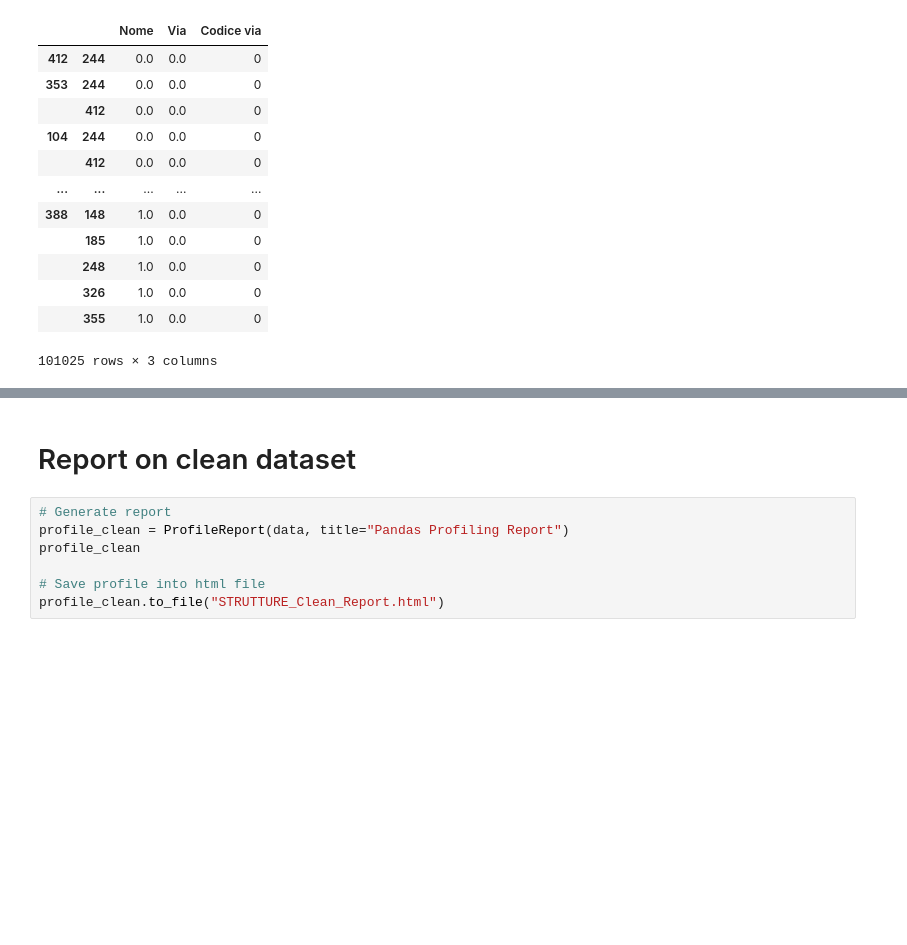
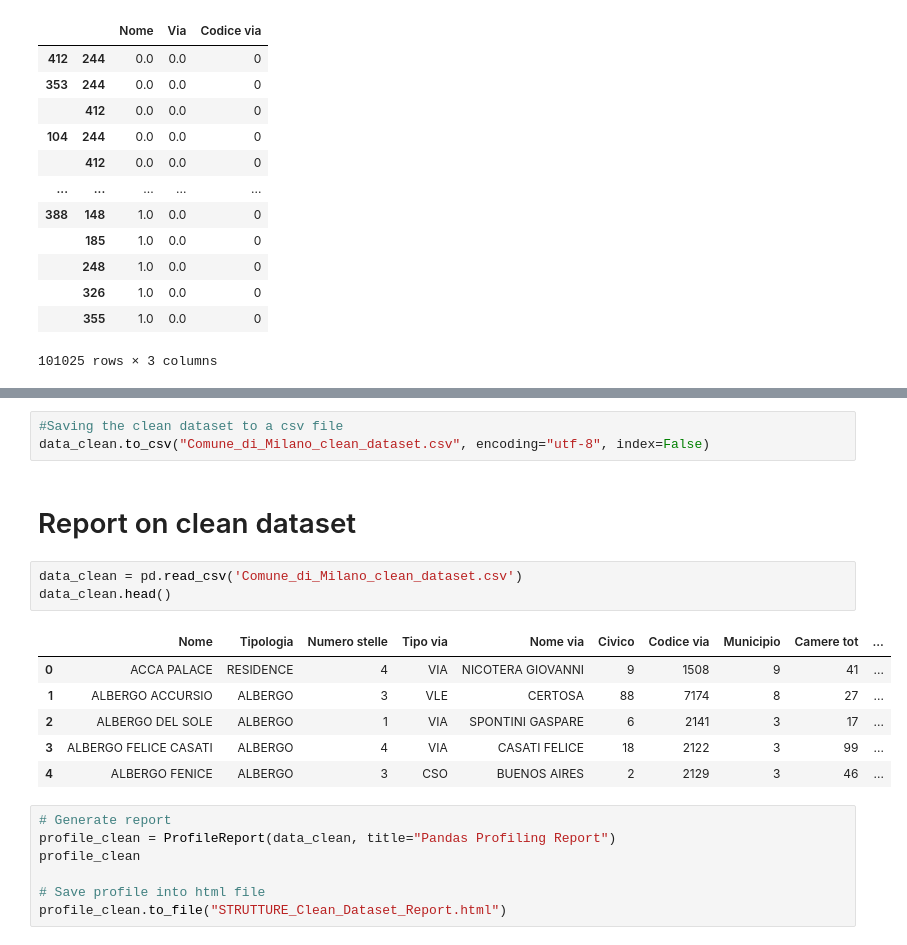
Before and after one commit to silviamacchi/DataQuality_project, a Jupyter notebook: Script report.ipynb, the cells around one changed output, grey strips where cells are left out. Saved outputs shown, nothing was run; the diff lists cells and outputs as text; blank space fills up the shorter version.

```diff
--- a/Script report.ipynb
+++ b/Script report.ipynb
@@ -842,9 +802,22 @@ data_clean
+# %%
+#Saving the clean dataset to a csv file
+data_clean.to_csv("Comune_di_Milano_clean_dataset.csv", encoding="utf-8", index=False)
 # %% [markdown]
 # Report on clean dataset
+# %%
+data_clean = pd.read_csv('Comune_di_Milano_clean_dataset.csv')
+data_clean.head()
+# %% [output]
+|  | Nome | Tipologia | Numero stelle | Tipo via | Nome via | Civico | Codice via | Municipio | Camere tot | ... |
+| 0 | ACCA PALACE | RESIDENCE | 4 | VIA | NICOTERA GIOVANNI | 9 | 1508 | 9 | 41 | ... |
+| 1 | ALBERGO ACCURSIO | ALBERGO | 3 | VLE | CERTOSA | 88 | 7174 | 8 | 27 | ... |
+| 2 | ALBERGO DEL SOLE | ALBERGO | 1 | VIA | SPONTINI GASPARE | 6 | 2141 | 3 | 17 | ... |
+| 3 | ALBERGO FELICE CASATI | ALBERGO | 4 | VIA | CASATI FELICE | 18 | 2122 | 3 | 99 | ... |
+| 4 | ALBERGO FENICE | ALBERGO | 3 | CSO | BUENOS AIRES | 2 | 2129 | 3 | 46 | ... |
 # %%
 # Generate report
-profile_clean = ProfileReport(data, title="Pandas Profiling Report")
+profile_clean = ProfileReport(data_clean, title="Pandas Profiling Report")
 profile_clean
 
 # Save profile into html file
-profile_clean.to_file("STRUTTURE_Clean_Report.html")
+profile_clean.to_file("STRUTTURE_Clean_Dataset_Report.html")
```
Also changed, not shown: parts of 15 cells of this notebook, 6 other files.
